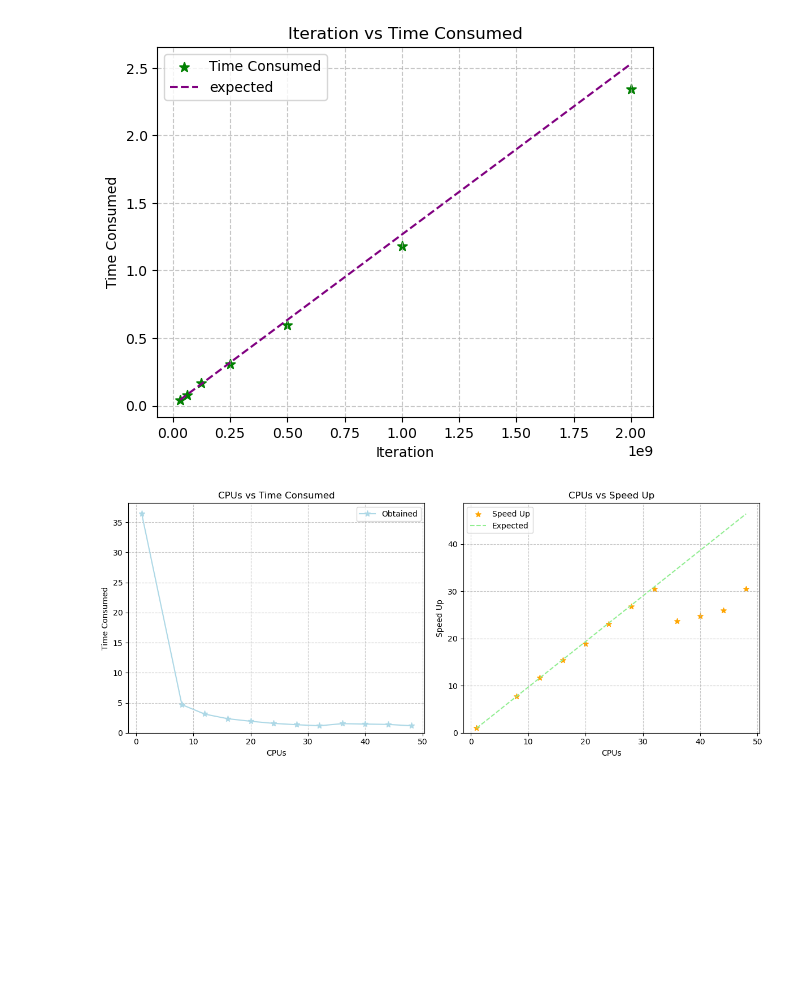
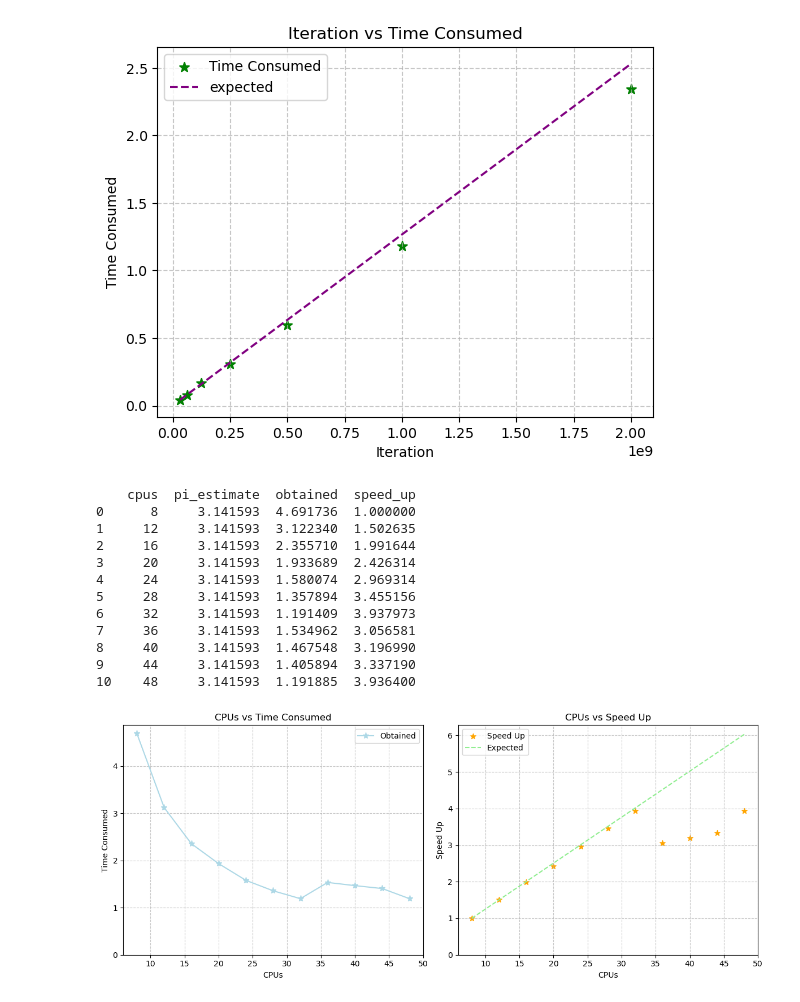
Before and after one commit to dondavan/HPC, a Jupyter notebook: ass2/visualization/pi_vis.ipynb, the cells around one changed output. Drawn from its saved outputs; the diff is of its cells as text; code cells hidden in the pictures; blank space fills up the shorter version.

```diff
--- a/ass2/visualization/pi_vis.ipynb
+++ b/ass2/visualization/pi_vis.ipynb
@@ -82,36 +82,86 @@ plt.show()
 0  thread_32_iter_2000000000.out  2000000000     3.141593  2.345706
 [figure]
 # %%
+import re
+import pandas as pd
+
+def extract_values_from_file(file_path):
+    cpu_pattern = re.compile(r'CPUS:  (\d+)')
+    pi_estimate_pattern = re.compile(r'Pi estimate: (\S+), obtained in (\S+) seconds')
+
+    cpus_list = []
+    pi_estimate_list = []
+    obtained_list = []
+
+    with open(file_path, 'r') as file:
+        content = file.read()
+
+        cpus_matches = cpu_pattern.findall(content)
+        pi_estimate_matches = pi_estimate_pattern.findall(content)
+
+        for cpus in cpus_matches:
+            cpus_list.append(int(cpus))
+
+        for pi_estimate, obtained in pi_estimate_matches:
+            pi_estimate_list.append(float(pi_estimate))
+            obtained_list.append(float(obtained))
+
+    data = {'cpus': cpus_list, 'pi_estimate': pi_estimate_list, 'obtained': obtained_list}
+    df = pd.DataFrame(data)
+    return cpus_list, pi_estimate_list, obtained_list, df
+
+
+file_path = '../output/thread_8-48.out'
+cpus, pi_estimate, obtained, df = extract_values_from_file(file_path)
+
+# TODO: 修改这个baseline
+baseline_time = df['obtained'].iloc[0]  # 目前第一个cpu是8个的
+df['speed_up'] = baseline_time / df['obtained']
+
+print(df)
+
 fig, axs = plt.subplots(nrows=1, ncols=2, figsize=(12, 5))
 
 # Time Consumed
 # axs[0].scatter(df['cpus'], df['obtained'], marker='*', label='Time Consumed', color='orange', s=50)
 axs[0].plot(df['cpus'], df['obtained'], marker='*', label='Obtained', color='lightblue', linestyle='-', markersize=8)
 # fit_params_1 = np.polyfit(df['cpus'][:2], df['obtained'][:2], 1)
 # fit_line_1 = np.poly1d(fit_params_1)
 # axs[0].plot(df['cpus'], fit_line_1(df['cpus']), linestyle='--', color='lightgreen', label='Expected')
 axs[0].set_title('CPUs vs Time Consumed')
 axs[0].set_ylim(bottom=0)
 axs[0].set_xlabel('CPUs')
 axs[0].set_ylabel('Time Consumed')
 axs[0].grid(True, linestyle='--', alpha=0.7)
 axs[0].legend()
 
 # Speed Up
 axs[1].scatter(df['cpus'], df['speed_up'], marker='*', label='Speed Up', color='orange', s=50)
 # axs[1].plot(df['cpus'], df['obtained'], marker='*', label='Obtained', color='orange', linestyle='-', markersize=8)
 fit_params_2 = np.polyfit(df['cpus'][:2], df['speed_up'][:2], 1)
 fit_line_2 = np.poly1d(fit_params_2)
 axs[1].plot(df['cpus'], fit_line_2(df['cpus']), linestyle='--', color='lightgreen', label='Expected')
 axs[1].set_title('CPUs vs Speed Up')
 axs[1].set_ylim(bottom=0)
 axs[1].set_xlabel('CPUs')
 axs[1].set_ylabel('Speed Up')
 axs[1].grid(True, linestyle='--', alpha=0.7)
 axs[1].legend()
 
 
 plt.tight_layout()
 plt.show()
 # %% [output]
+    cpus  pi_estimate  obtained  speed_up
+0      8     3.141593  4.691736  1.000000
+1     12     3.141593  3.122340  1.502635
+2     16     3.141593  2.355710  1.991644
+3     20     3.141593  1.933689  2.426314
+4     24     3.141593  1.580074  2.969314
+5     28     3.141593  1.357894  3.455156
+6     32     3.141593  1.191409  3.937973
+7     36     3.141593  1.534962  3.056581
+8     40     3.141593  1.467548  3.196990
+9     44     3.141593  1.405894  3.337190
+10    48     3.141593  1.191885  3.936400
-[figure, old version]
+[figure, new version]
```
Also changed, not shown: 1 other file.
